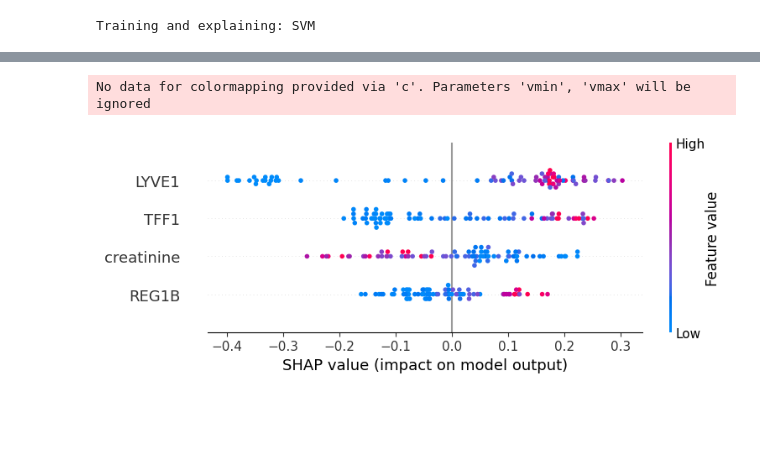
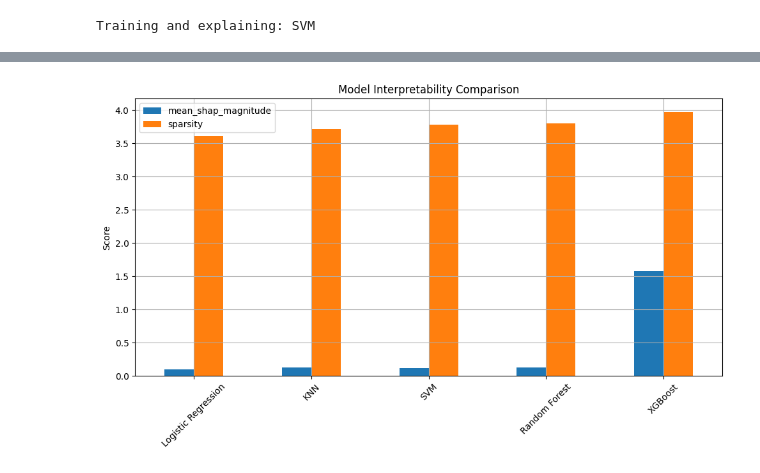
Before and after one commit to JDpodichetty/iRI_2025_AS, a Jupyter notebook: Code/cancer/Shap_analysis_JD.ipynb, the cells around one changed output, grey strips where cells are left out. Cells and saved outputs as stored; diff of their text form; code cells hidden in the pictures; blank space fills up the shorter version.

```diff
--- a/Code/cancer/Shap_analysis_JD.ipynb
+++ b/Code/cancer/Shap_analysis_JD.ipynb
@@ -1544,39 +1440,12 @@ No data for colormapping provided via 'c'. Parameters 'vmin', 'vmax' will be ign
-# %%
-import shap
-import pandas as pd
-import matplotlib.pyplot as plt
-from sklearn.preprocessing import StandardScaler
-from sklearn.ensemble import RandomForestClassifier
-
-# Selected features for SHAP plot
-selected_features = ["creatinine", "LYVE1", "REG1B", "TFF1"]
-
-# Subset training and test data
-X_train_sel = X_train[selected_features]
-X_test_sel = X_test[selected_features]
-
-# Scale selected features
-scaler_sel = StandardScaler()
-X_train_sel_scaled = scaler_sel.fit_transform(X_train_sel)
-X_test_sel_scaled = scaler_sel.transform(X_test_sel)
-
-# Train Random Forest on selected features
-rf_model = RandomForestClassifier(class_weight="balanced", random_state=42)
-rf_model.fit(X_train_sel_scaled, y_train)
-
-# SHAP explainer
-explainer_rf = shap.TreeExplainer(rf_model)
-shap_values = explainer_rf.shap_values(X_test_sel_scaled)
-
-# Get SHAP values for class 1 (cancer)
-shap_values_to_plot = shap_values[1] if isinstance(shap_values, list) else shap_values
-
-# Convert test set to DataFrame for SHAP plotting
-X_test_df = pd.DataFrame(X_test_sel_scaled, columns=selected_features)
-
-# ✅ Now plot
-plt.figure(figsize=(10, 5))  # or (12, 6)
-shap.summary_plot(shap_values_to_plot, X_test_df)
-# %% [output]
-No data for colormapping provided via 'c'. Parameters 'vmin', 'vmax' will be ignored
-[figure, removed]
+# %%
+import matplotlib.pyplot as plt
+
+interpret_df[["mean_shap_magnitude", "sparsity"]].plot(kind="bar", figsize=(10, 6))
+plt.title("Model Interpretability Comparison")
+plt.ylabel("Score")
+plt.xticks(rotation=45)
+plt.grid(True)
+plt.tight_layout()
+plt.show()
+# %% [output]
+[figure, added]
```
Also changed, not shown: parts of 17 cells of this notebook.
